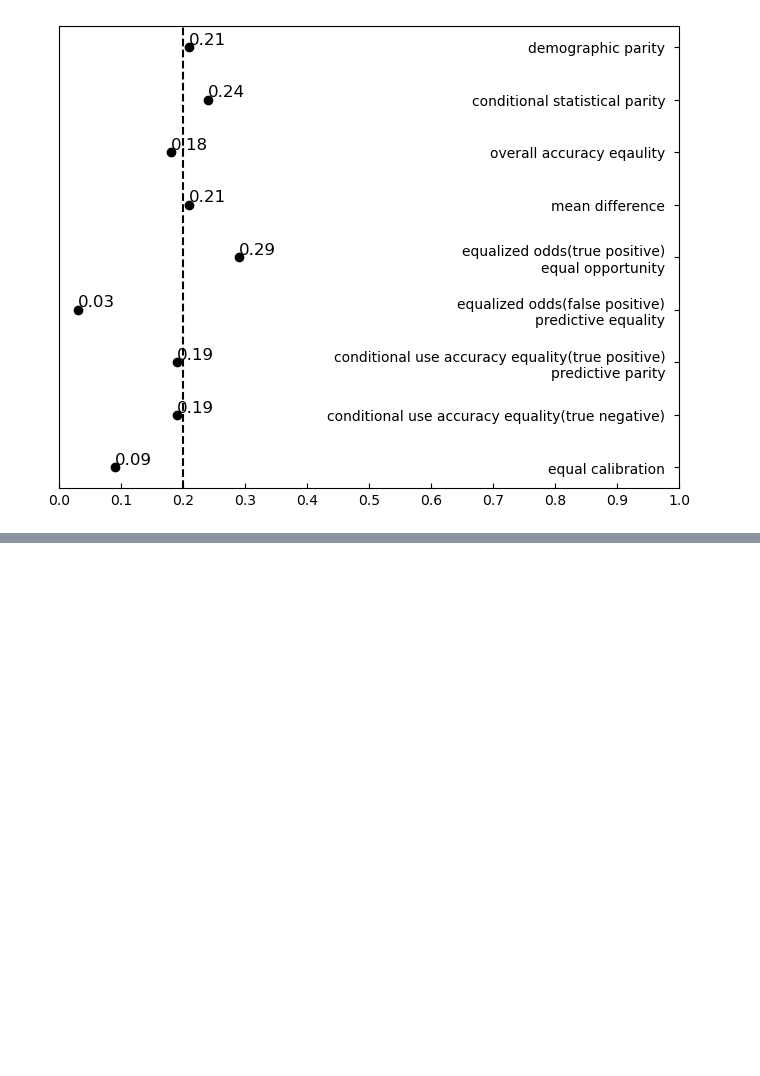
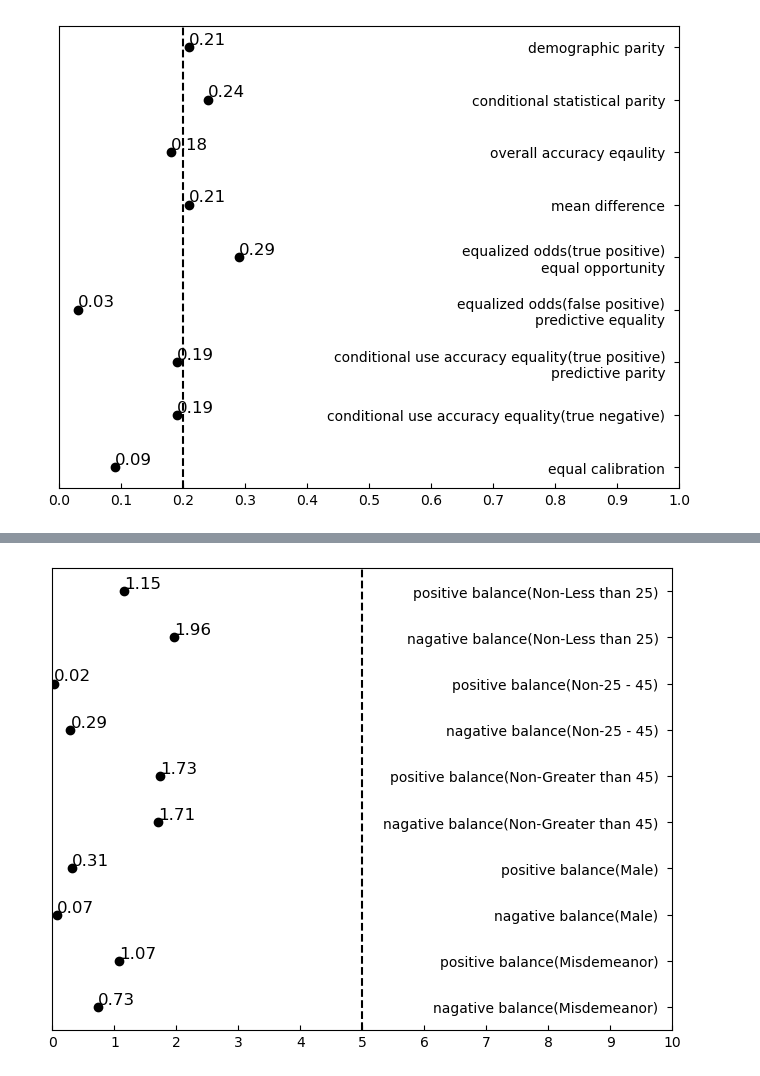
Before and after one commit to RexYuan/Shu, a Jupyter notebook: paper/images/plot.ipynb, the cells around one changed output, grey strips where cells are left out. Saved outputs shown, nothing was run; the diff lists cells and outputs as text; code cells hidden in the pictures; blank space fills up the shorter version.

```diff
--- a/paper/images/plot.ipynb
+++ b/paper/images/plot.ipynb
@@ -269,0 +271,47 @@ plt.savefig("race balance.pdf", bbox_inches='tight')
+# %%
+data = [(1.15, 'positive balance(Non-Less than 25)'),
+        (1.96, 'nagative balance(Non-Less than 25)'),
+        (0.02, 'positive balance(Non-25 - 45)'),
+        (0.29, 'nagative balance(Non-25 - 45)'),
+        (1.73, 'positive balance(Non-Greater than 45)'),
+        (1.71, 'nagative balance(Non-Greater than 45)'),
+        (0.31, 'positive balance(Male)'),
+        (0.07, 'nagative balance(Male)'),
+        (1.07, 'positive balance(Misdemeanor)'),
+        (0.73, 'nagative balance(Misdemeanor)'),]
+data.reverse()
+
+x = [point[0] for point in data]
+y = [point[1] for point in data]
+
+plt.figure(figsize=(8, 6))
+plt.scatter(x, y, color='black')
+
+plt.xlim(0, 10)
+plt.xticks([i for i in range(11)])
+
+plt.ylim(-0.5, len(y)-0.5)
+
+ax = plt.gca()
+ax.yaxis.tick_right()
+ax.yaxis.set_tick_params(pad=-10)
+for label in ax.get_yticklabels():
+    label.set_ha('right')
+ax.tick_params(axis='both', direction='in')
+
+plt.axvline(x=5, color='black', linestyle='--')
+
+for i, txt in enumerate(x):
+    if txt < 0.0001:
+        precision = -math.floor(math.log10(abs(txt)))
+        txt = f'{txt:.{precision}f}'
+    else:
+        txt = str(txt)
+    plt.text(x[i], y[i], txt, color='black', fontsize=12, ha='left', va='bottom')
+
+# plt.title('Fairness Measures of ProPublica COMPAS dataset\nPrivileged Group: misc balance', loc='center')
+
+# Show plot
+plt.savefig("misc balance.pdf", bbox_inches='tight')
+# %% [output]
+[figure, added]
```
Also changed, not shown: parts of 6 cells of this notebook, 9 other files.
